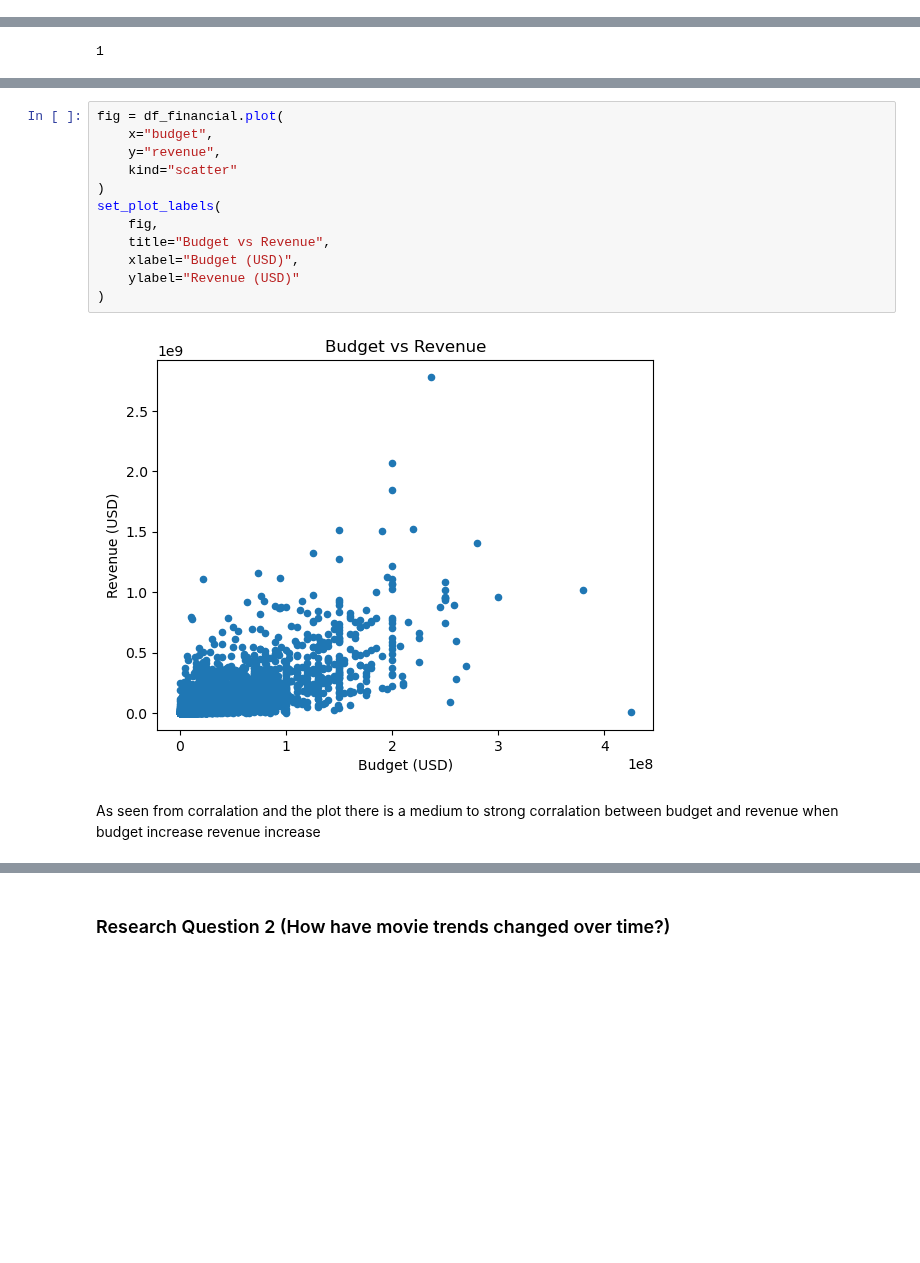
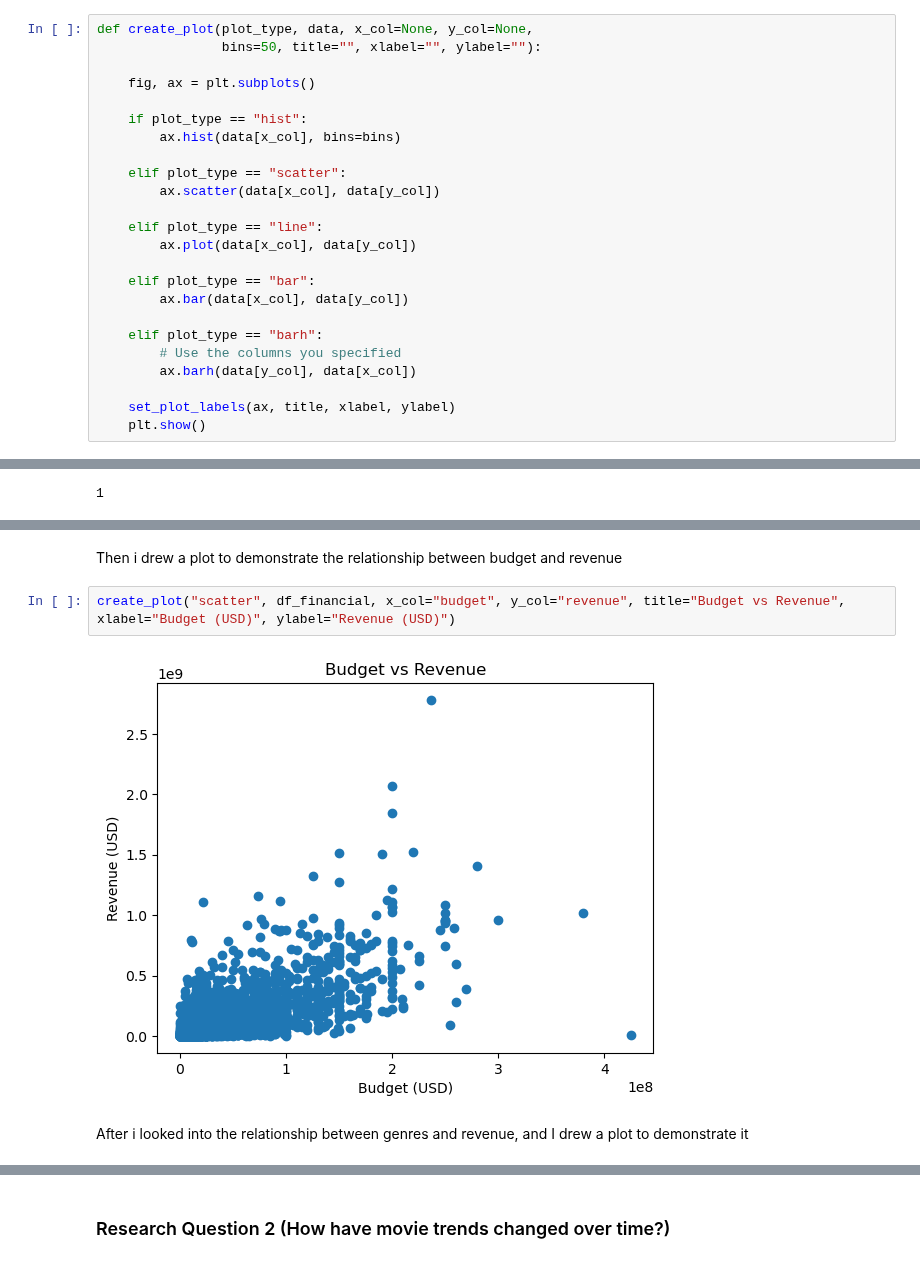
Before and after one commit to ImadAker/IMDB-Project, a Jupyter notebook: Investigate_a_Dataset.ipynb, the cells around one changed output, grey strips where cells are left out. Saved outputs shown, nothing was run; the diff lists cells and outputs as text; blank space fills up the shorter version.

```diff
--- a/Investigate_a_Dataset.ipynb
+++ b/Investigate_a_Dataset.ipynb
@@ -75,0 +49,24 @@ df.head()
+# %%
+def create_plot(plot_type, data, x_col=None, y_col=None,
+                bins=50, title="", xlabel="", ylabel=""):
+
+    fig, ax = plt.subplots()
+
+    if plot_type == "hist":
+        ax.hist(data[x_col], bins=bins)
+
+    elif plot_type == "scatter":
+        ax.scatter(data[x_col], data[y_col])
+
+    elif plot_type == "line":
+        ax.plot(data[x_col], data[y_col])
+
+    elif plot_type == "bar":
+        ax.bar(data[x_col], data[y_col])
+
+    elif plot_type == "barh":
+        # Use the columns you specified
+        ax.barh(data[y_col], data[x_col])
+
+    set_plot_labels(ax, title, xlabel, ylabel)
+    plt.show()
@@ -302,19 +303,11 @@ df_financial["budget"].corr(df_financial["revenue"])
+# %% [markdown]
+Then i drew a plot to demonstrate the relationship between budget and revenue
 # %%
-fig = df_financial.plot(
-    x="budget",
-    y="revenue",
-    kind="scatter"
-)
-set_plot_labels(
-    fig,
-    title="Budget vs Revenue",
-    xlabel="Budget (USD)",
-    ylabel="Revenue (USD)"
-)
+create_plot("scatter", df_financial, x_col="budget", y_col="revenue", title="Budget vs Revenue", xlabel="Budget (USD)", ylabel="Revenue (USD)")
 # %% [output]
-[figure, old version]
+[figure, new version]
-# %% [markdown]
-As seen from corralation and the plot there is a medium to strong corralation between budget and revenue when budget increase revenue increase
+# %% [markdown]
+After i looked into the relationship between genres and revenue, and I drew a plot to demonstrate it
 # %%
 df_genres = df.explode("genres")
 
```
Also changed, not shown: parts of 47 cells of this notebook, 1 other file.
